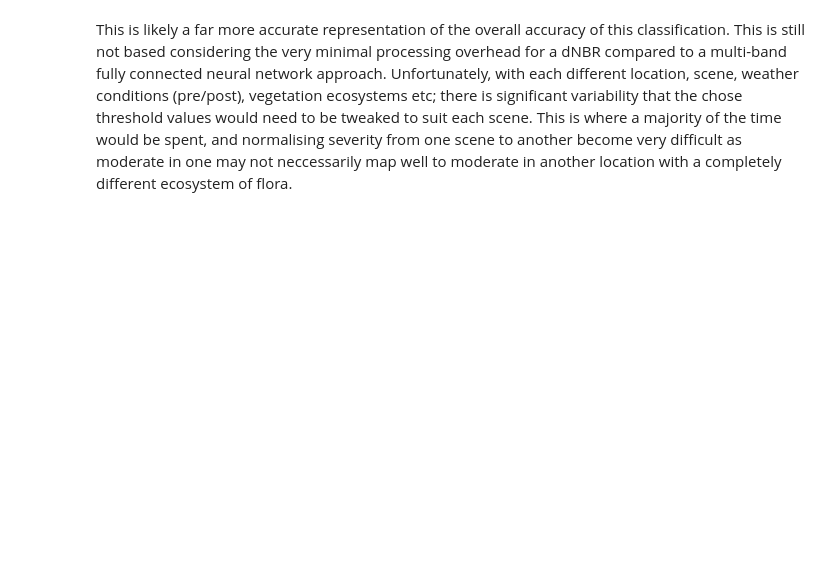
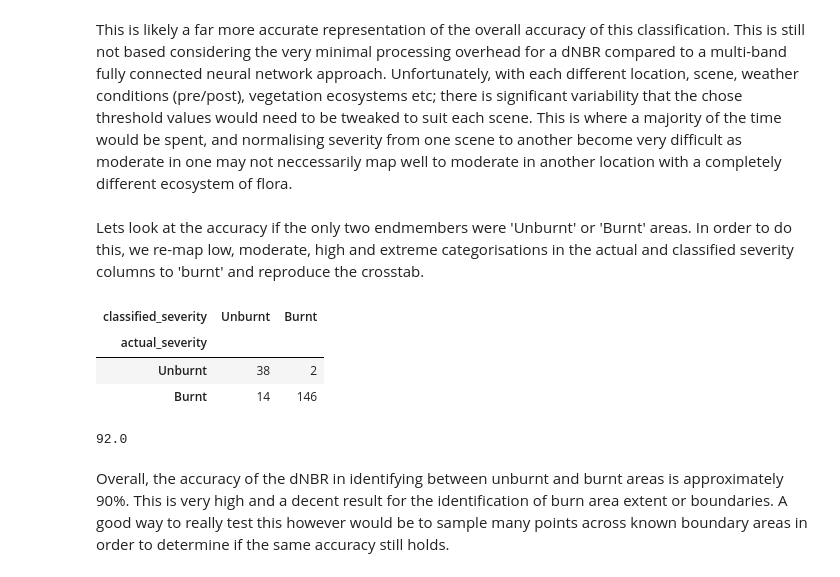
Before and after one commit to benwah92/dea-notebooks, a Jupyter notebook: My_notebooks (VDI)/Accuracy Assessment.ipynb, the cells around one changed output. Saved outputs shown, nothing was run; the diff lists cells and outputs as text; code cells hidden in the pictures; blank space fills up the shorter version.

Commit message:
Update to Accuracy Assessment - Burn Area Extent

```diff
--- a/My_notebooks (VDI)/Accuracy Assessment.ipynb
+++ b/My_notebooks (VDI)/Accuracy Assessment.ipynb
@@ -185,2 +181,33 @@ overall_accuracy
 # %% [markdown]
 This is likely a far more accurate representation of the overall accuracy of this classification. This is still not based considering the very minimal processing overhead for a dNBR compared to a multi-band fully connected neural network approach. Unfortunately, with each different location, scene, weather conditions (pre/post), vegetation ecosystems etc; there is significant variability that the chose threshold values would need to be tweaked to suit each scene. This is where a majority of the time would be spent, and normalising severity from one scene to another become very difficult as moderate in one may not neccessarily map well to moderate in another location with a completely different ecosystem of flora.
+# %% [markdown]
+Lets look at the accuracy if the only two endmembers were 'Unburnt' or 'Burnt' areas. In order to do this, we re-map low, moderate, high and extreme categorisations in the actual and classified severity columns to 'burnt' and reproduce the crosstab.
+# %%
+results.loc[results.actual_severity == 'Low', 'actual_severity'] = 'Burnt'
+results.loc[results.actual_severity == 'Moderate', 'actual_severity'] = 'Burnt'
+results.loc[results.actual_severity == 'High', 'actual_severity'] = 'Burnt'
+results.loc[results.actual_severity == 'Extreme', 'actual_severity'] = 'Burnt'
+results.loc[results.classified_severity == 'Low', 'classified_severity'] = 'Burnt'
+results.loc[results.classified_severity == 'Moderate', 'classified_severity'] = 'Burnt'
+results.loc[results.classified_severity == 'High', 'classified_severity'] = 'Burnt'
+results.loc[results.classified_severity == 'Extreme', 'classified_severity'] = 'Burnt'
+# %%
+xtab = pd.crosstab(results['actual_severity'], results['classified_severity'])
+sev = ['Unburnt', 'Burnt']
+
+xtab = xtab.reindex(sev, axis="columns")
+xtab = xtab.reindex(sev, axis="rows")
+xtab
+# %% [output]
+| classified_severity | Unburnt | Burnt |
+| actual_severity |  |  |
+| Unburnt | 38 | 2 |
+| Burnt | 14 | 146 |
+# %%
+overall_accuracy = (xtab['Unburnt']['Unburnt'] + xtab['Burnt']['Burnt'])/len(results)*100
+
+overall_accuracy
+# %% [output]
+92.0
+# %% [markdown]
+Overall, the accuracy of the dNBR in identifying between unburnt and burnt areas is approximately 90%. This is very high and a decent result for the identification of burn area extent or boundaries. A good way to really test this however would be to sample many points across known boundary areas in order to determine if the same accuracy still holds.
```
Also changed, not shown: parts of 5 cells of this notebook, 1 other file.
